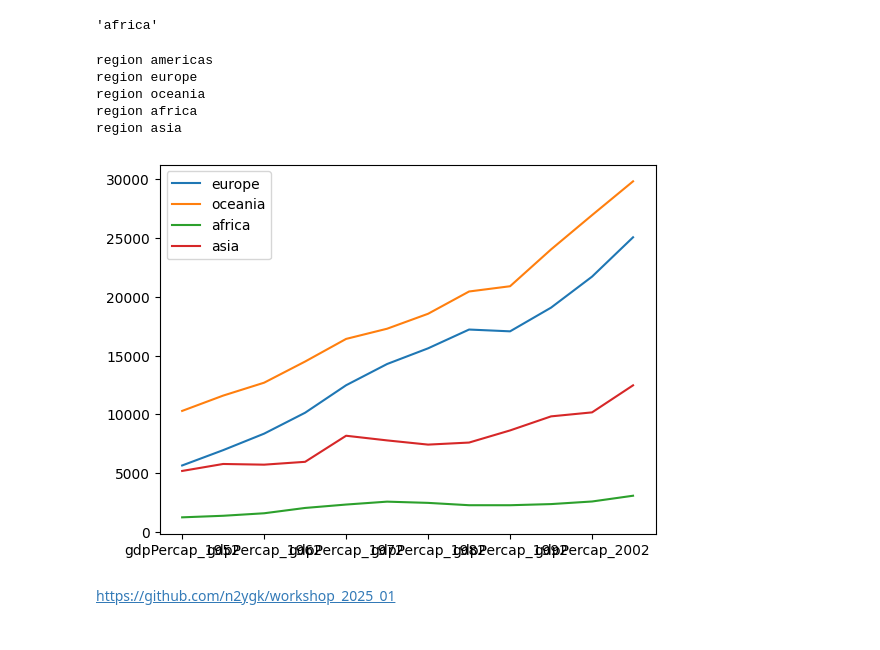
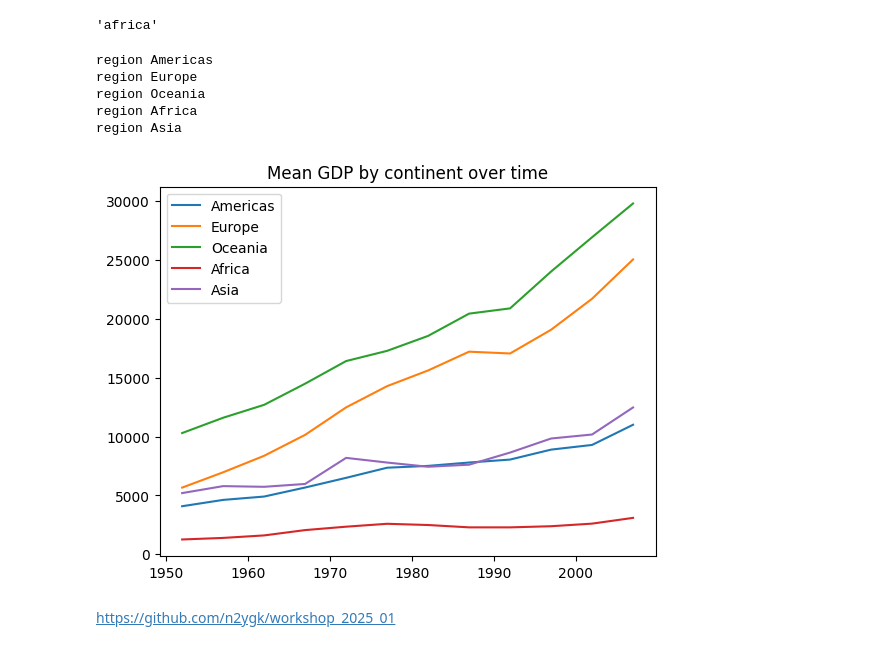
Before and after one commit to n2ygk/workshop_2025_01, a Jupyter notebook: lesson_16.ipynb, the cells around one changed output. Drawn from its saved outputs; the diff is of its cells as text; code cells hidden in the pictures.

Commit message:
Fix the continent GDP means graph to remove the extra "continent" column from the Americas CSV

```diff
--- a/lesson_16.ipynb
+++ b/lesson_16.ipynb
@@ -61,28 +61,33 @@ import matplotlib.pyplot as plt
 "data/gapminder_gdp_africa.csv".split('_')[-1][:-4]
 # %% [output]
 'africa'
-# %%
-fig, ax = plt.subplots(1,1)
-
-for filename in glob.glob('data/gapminder_gdp*.csv'):
-    dataframe = pd.read_csv(filename, index_col='country')
-    # extract <region> from the filename, expected to be in the format 'data/gapminder_gdp_<region>.csv'.
-    # we will split the string using the split method and `_` as our separator,
-    # retrieve the last string in the list that split returns (`<region>.csv`),
-    # and then remove the `.csv` extension from that string.
-    region = filename.split('_')[-1][:-4]
-    print("region", region)
-    if region != 'americas': # because this CSV has an extra continent column. TODO: fix this!
-        dataframe.mean().plot(ax=ax, label=region)
-
-plt.legend()
-plt.show()
-# %% [output]
-region americas
-region europe
-region oceania
-region africa
-region asia
-[figure, removed]
+# %%
+fig, ax = plt.subplots(1,1)
+
+for filename in glob.glob('data/gapminder_gdp*.csv'):
+    dataframe = pd.read_csv(filename, index_col='country')
+    # extract <region> from the filename, expected to be in the format 'data/gapminder_gdp_<region>.csv'.
+    # we will split the string using the split method and `_` as our separator,
+    # retrieve the last string in the list that split returns (`<region>.csv`),
+    # and then remove the `.csv` extension from that string.
+    region = filename.split('_')[-1][:-4].title()
+    print("region", region)
+    if region == 'Americas': # the americas CSV has an extra continent column. Remove it.
+        dataframe = dataframe.drop(columns='continent')
+    # remove the "gdpPercap_" from each column name and convert the remaining portion to integer years.
+    dataframe.columns = dataframe.columns.str.replace("gdpPercap_","").astype(int)
+    dataframe.mean().plot(ax=ax, label=region)
+
+plt.legend()
+plt.title("Mean GDP by continent over time")
+plt.savefig('mean_continental_gdps.png')
+plt.show()
+# %% [output]
+region Americas
+region Europe
+region Oceania
+region Africa
+region Asia
+[figure, added]
 # %% [markdown]
 https://github.com/n2ygk/workshop_2025_01
```
Also changed, not shown: parts of 1 cell of this notebook, 1 other file.
